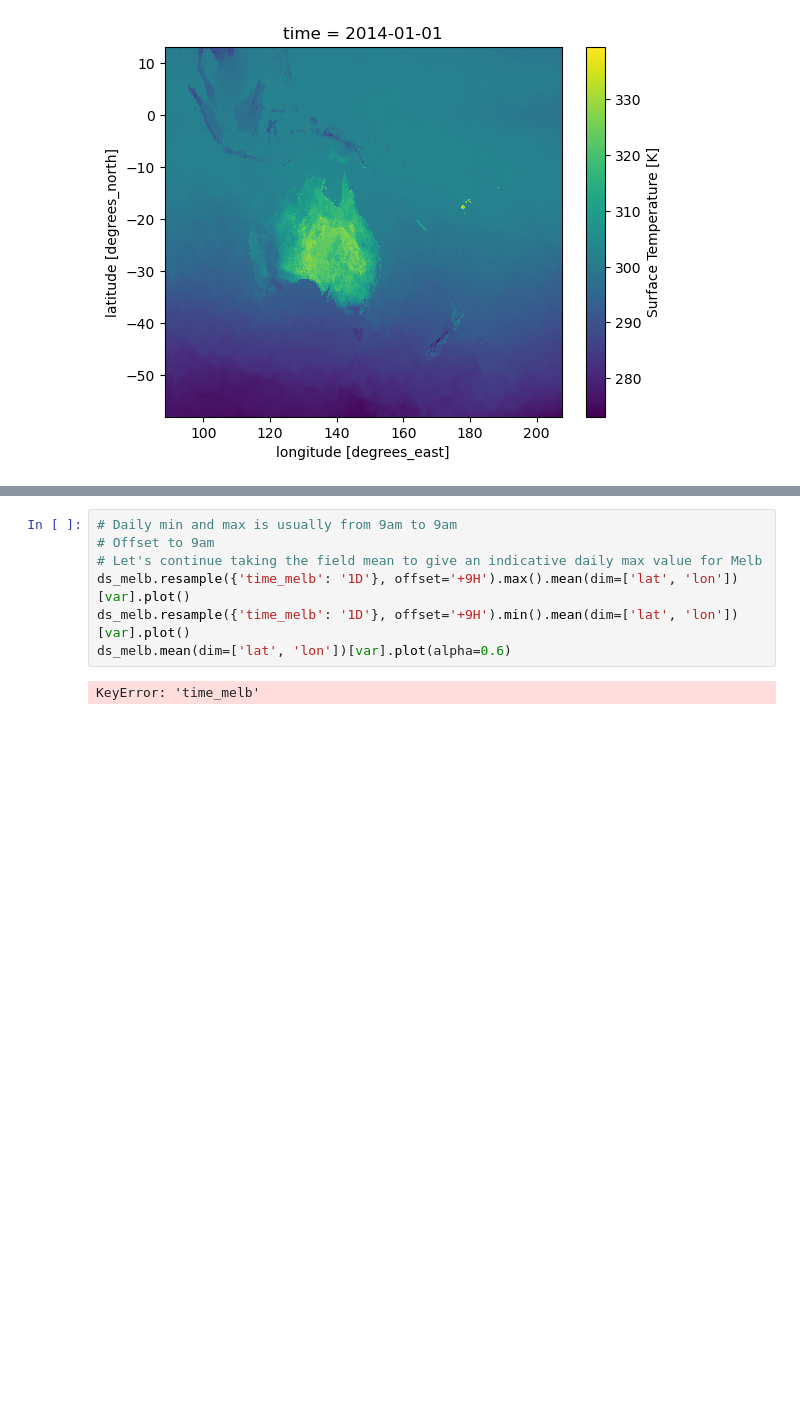
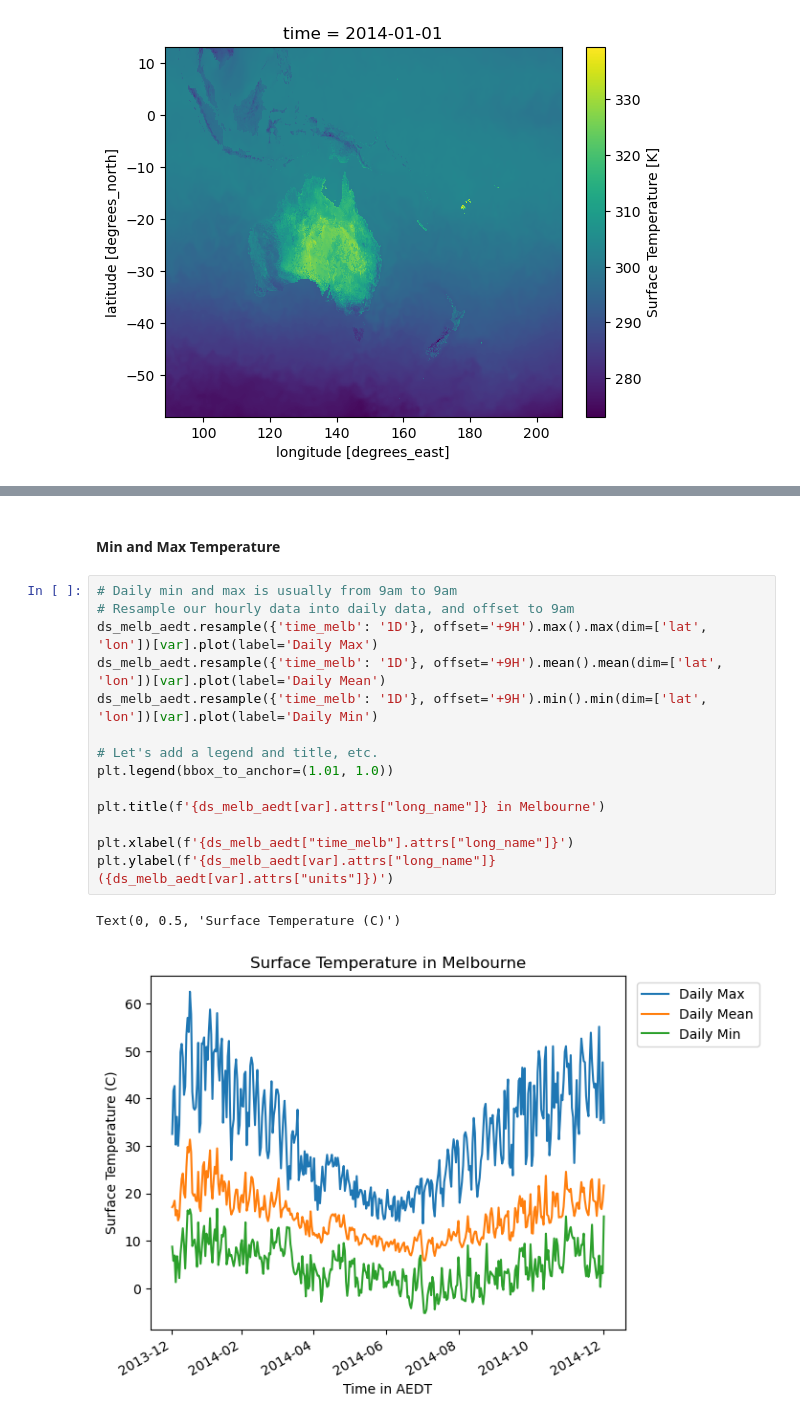
Before and after one commit to joshuatorrance/barpa-barra2-amos2024, a Jupyter notebook: AMOS2024.ipynb, the cells around one changed output, grey strips where cells are left out. Saved outputs shown, nothing was run; the diff lists cells and outputs as text; blank space fills up the shorter version.

```diff
--- a/AMOS2024.ipynb
+++ b/AMOS2024.ipynb
@@ -434,9 +596,19 @@ ds_melb[var].mean(dim=['lat', 'lon']).groupby("time_melb.hour").mean().plot()
+# %% [markdown]
+#### Min and Max Temperature
 # %%
 # Daily min and max is usually from 9am to 9am
-# Offset to 9am
-# Let's continue taking the field mean to give an indicative daily max value for Melb
-ds_melb.resample({'time_melb': '1D'}, offset='+9H').max().mean(dim=['lat', 'lon'])[var].plot()
-ds_melb.resample({'time_melb': '1D'}, offset='+9H').min().mean(dim=['lat', 'lon'])[var].plot()
-ds_melb.mean(dim=['lat', 'lon'])[var].plot(alpha=0.6)
+# Resample our hourly data into daily data, and offset to 9am
+ds_melb_aedt.resample({'time_melb': '1D'}, offset='+9H').max().max(dim=['lat', 'lon'])[var].plot(label='Daily Max')
+ds_melb_aedt.resample({'time_melb': '1D'}, offset='+9H').mean().mean(dim=['lat', 'lon'])[var].plot(label='Daily Mean')
+ds_melb_aedt.resample({'time_melb': '1D'}, offset='+9H').min().min(dim=['lat', 'lon'])[var].plot(label='Daily Min')
+
+# Let's add a legend and title, etc.
+plt.legend(bbox_to_anchor=(1.01, 1.0))
+
+plt.title(f'{ds_melb_aedt[var].attrs["long_name"]} in Melbourne')
+
+plt.xlabel(f'{ds_melb_aedt["time_melb"].attrs["long_name"]}')
+plt.ylabel(f'{ds_melb_aedt[var].attrs["long_name"]} ({ds_melb_aedt[var].attrs["units"]})')
 # %% [output]
-KeyError: 'time_melb'
+Text(0, 0.5, 'Surface Temperature (C)')
+[figure, added]
```
Also changed, not shown: parts of 29 cells of this notebook.
